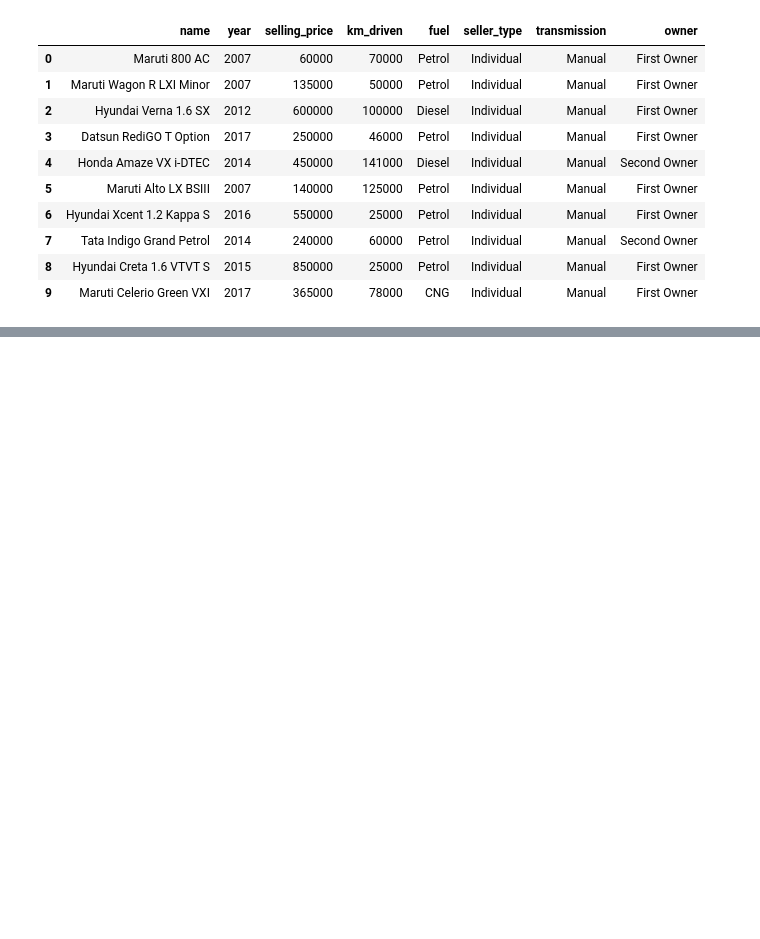
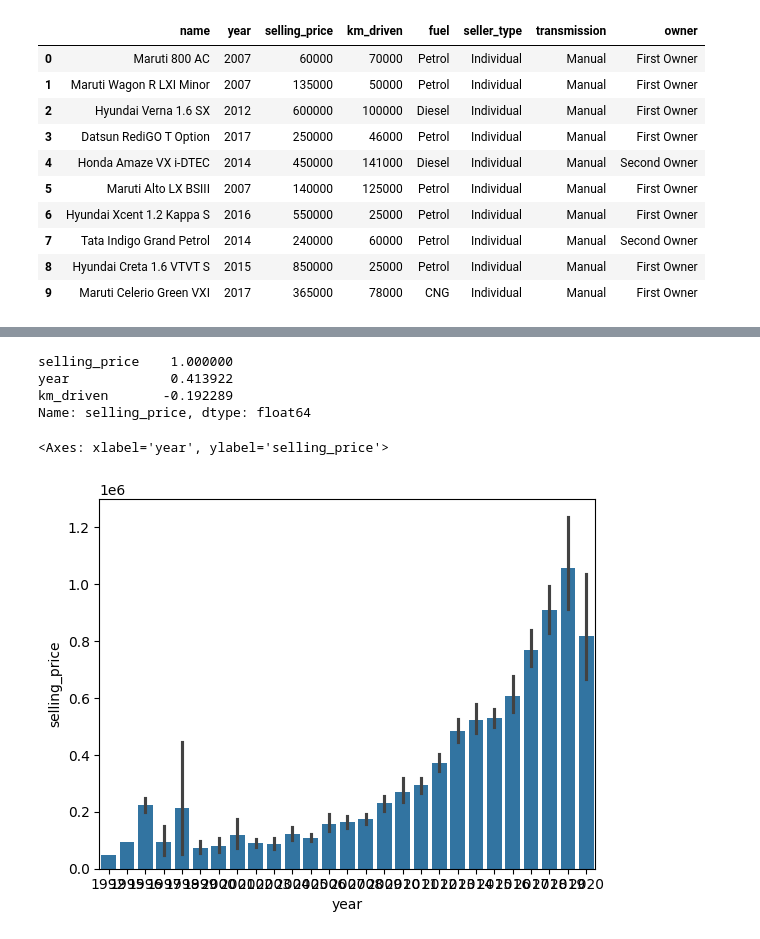
Before and after one commit to ArihantJain007/Vehicle-Price-Prediction, a Jupyter notebook: notebooks/baseline.ipynb, the cells around one changed output, grey strips where cells are left out. Drawn from its saved outputs; the diff is of its cells as text; code cells hidden in the pictures; blank space fills up the shorter version.

Commit message:
understanding data

```diff
--- a/notebooks/baseline.ipynb
+++ b/notebooks/baseline.ipynb
@@ -20,0 +48,12 @@ raw_df.head(10)
+# %%
+raw_df.corr(numeric_only=True)['selling_price'].sort_values(ascending=False)
+# %% [output]
+selling_price    1.000000
+year             0.413922
+km_driven       -0.192289
+Name: selling_price, dtype: float64
+# %%
+sns.barplot(data=raw_df, x='year', y='selling_price')
+# %% [output]
+<Axes: xlabel='year', ylabel='selling_price'>
+[figure, added]
```
Also changed, not shown: parts of 22 cells of this notebook.
